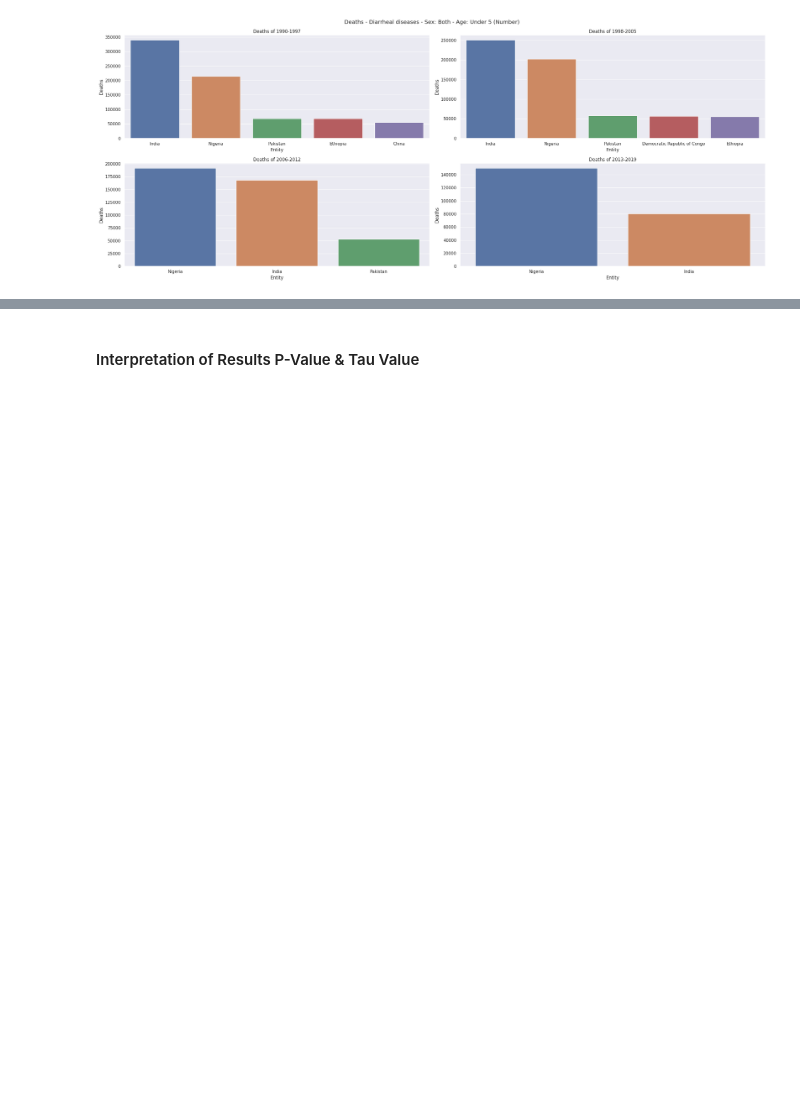
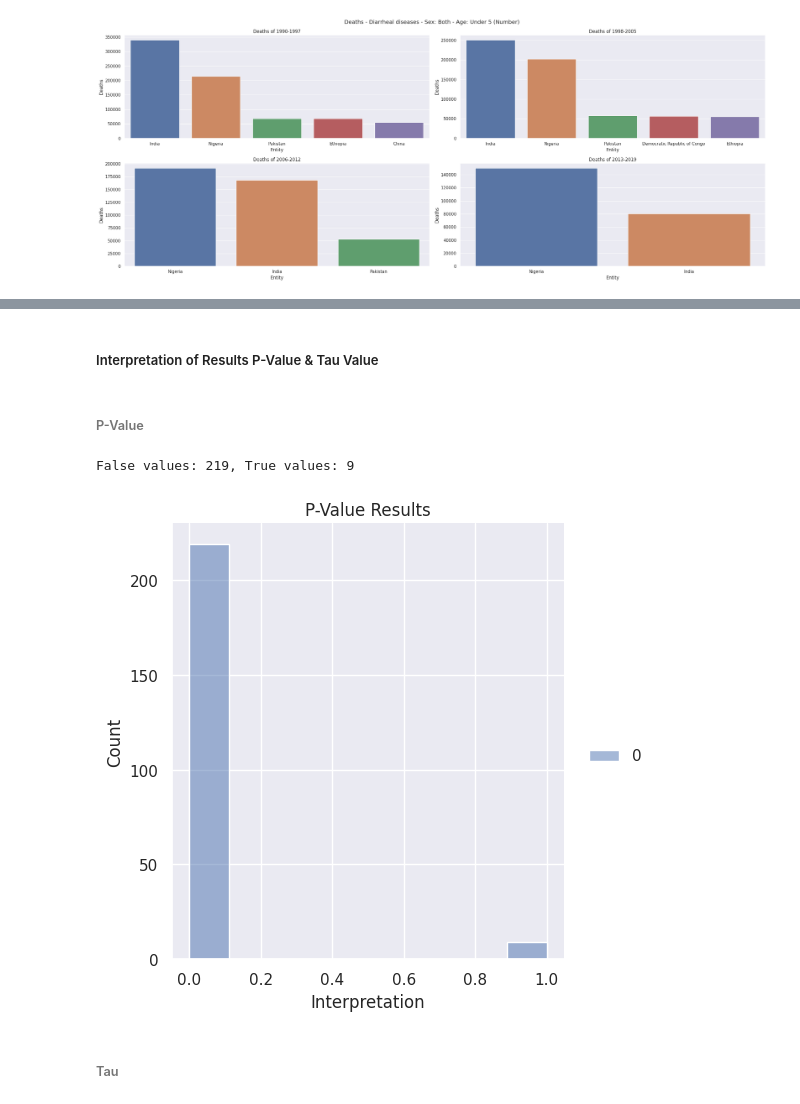
Before and after one commit to rodrigo-espino/Statsproject, a Jupyter notebook: Main_project.ipynb, the cells around one changed output, grey strips where cells are left out. Cells and saved outputs as stored; diff of their text form; code cells hidden in the pictures; blank space fills up the shorter version.

Commit message:
P-Value & Conclusion

```diff
--- a/Main_project.ipynb
+++ b/Main_project.ipynb
@@ -441,4 +465,11 @@ for country in df_causes_age['Entity'].unique():
     tau, p_value = kendalltau(data_deaths_per_country['Year'], data_deaths_per_country['Deaths - All causes - Sex: Both - Age: 7-27 days (Number)'])
     results[country] = (tau, p_value)
 # %% [markdown]
-#### Interpretation of Results P-Value & Tau Value
+##### Interpretation of Results P-Value & Tau Value
+# %% [markdown]
+###### P-Value
+# %%
+alpha = 0.05
+interpretation = {}
+for country, result in results.items():
+    interpretation[country] = True if result[1] >= alpha else False
@@ -444,0 +479,11 @@ for country in df_causes_age['Entity'].unique():
+# %%
+fig = sns.displot(interpretation.values())
+plt.title('P-Value Results')
+plt.xlabel('Interpretation')
+
+print(f'False values: {false_total}, True values: {true_total}')
+# %% [output]
+False values: 219, True values: 9
+[figure, added]
+# %% [markdown]
+###### Tau
```
Also changed, not shown: parts of 19 cells of this notebook, 1 other file.
